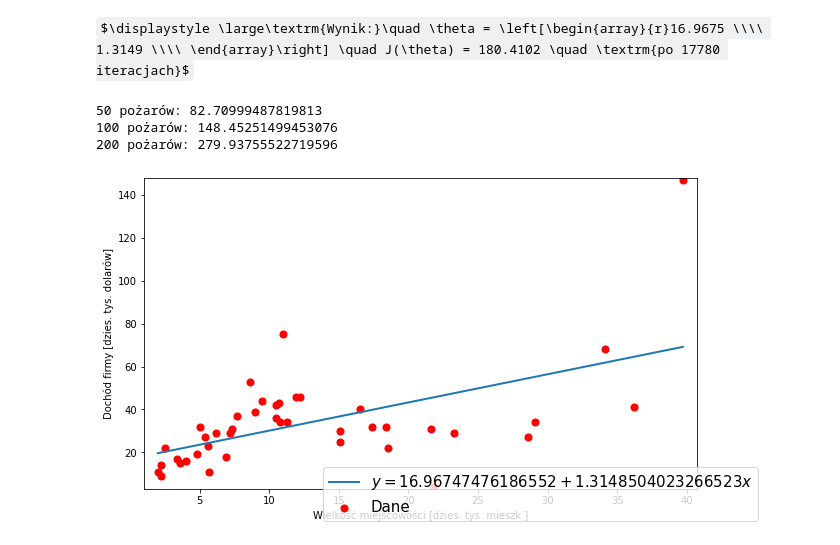
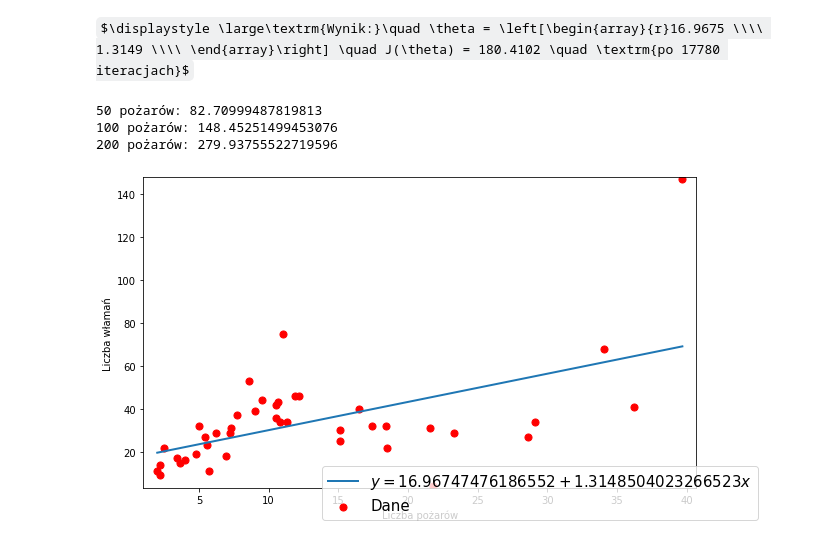
Before and after one commit to AniaSniadek/-Machine-learning, a Jupyter notebook: lab2/lab2.1.ipynb, the cells around one changed output. Drawn from its saved outputs; the diff is of its cells as text; code cells hidden in the pictures; some formulas as TeX source.

```diff
--- a/lab2/lab2.1.ipynb
+++ b/lab2/lab2.1.ipynb
@@ -71,8 +71,8 @@ def regdots(x, y):
     fig.subplots_adjust(left=0.1, right=0.9, bottom=0.1, top=0.9)
     ax.scatter(x, y, c='r', s=50, label='Dane')
 
-    ax.set_xlabel(u'Wielkość miejscowości [dzies. tys. mieszk.]')
-    ax.set_ylabel(u'Dochód firmy [dzies. tys. dolarów]')
+    ax.set_xlabel(u'Liczba pożarów')
+    ax.set_ylabel(u'Liczba włamań')
     ax.margins(.05, .05)
     pl.ylim(min(y) - 1, max(y) + 1)
     pl.xlim(min(x) - 1, max(x) + 1)
@@ -88,31 +88,31 @@ def regline(fig, fun, theta, x):
                 theta0=theta[0],
                 theta1=(theta[1] if theta[1] >= 0 else -theta[1]),
                 op='+' if theta[1] >= 0 else '-')))
 
 def legend(fig):
     ax = fig.axes[0]
     handles, labels = ax.get_legend_handles_labels()
     # try-except block is a fix for a bug in Poly3DCollection
     try:
         fig.legend(handles, labels, fontsize='15', loc='lower right')
     except AttributeError:
         pass
 
 # Wykres
 fig = regdots(x, y)
 regline(fig, h, best_theta_001, x)
 legend(fig)
 
 # Przedidywana liczba włamań dla 50, 100, 200 pożarów
 predicted_y = h(best_theta_001, 50)
 print('50 pożarów: ' + str(predicted_y))
 predicted_y = h(best_theta_001, 100)
 print('100 pożarów: ' + str(predicted_y))
 predicted_y = h(best_theta_001, 200)
 print('200 pożarów: ' + str(predicted_y))
 # %% [output]
 $\displaystyle \large\textrm{Wynik:}\quad \theta = \left[\begin{array}{r}16.9675 \\\\ 1.3149 \\\\ \end{array}\right] \quad J(\theta) = 180.4102 \quad \textrm{po 17780 iteracjach}$
 50 pożarów: 82.70999487819813
 100 pożarów: 148.45251499453076
 200 pożarów: 279.93755522719596
-[figure, old version]
+[figure, new version]
```
Also changed, not shown: 1 other file.
